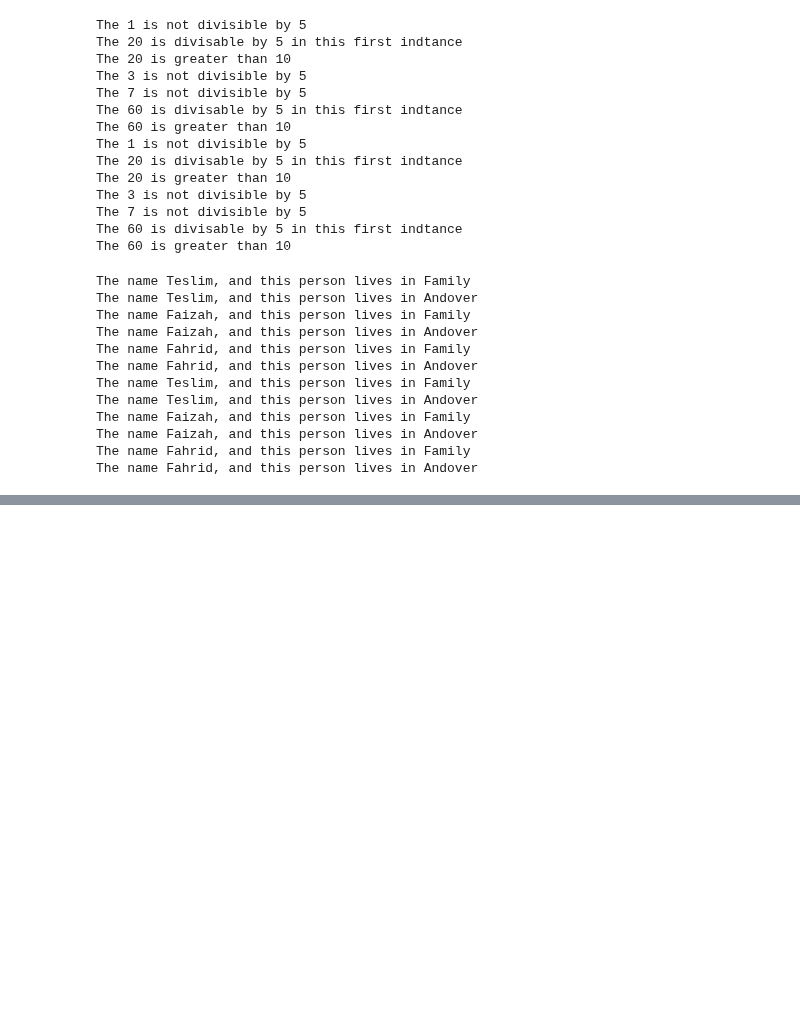
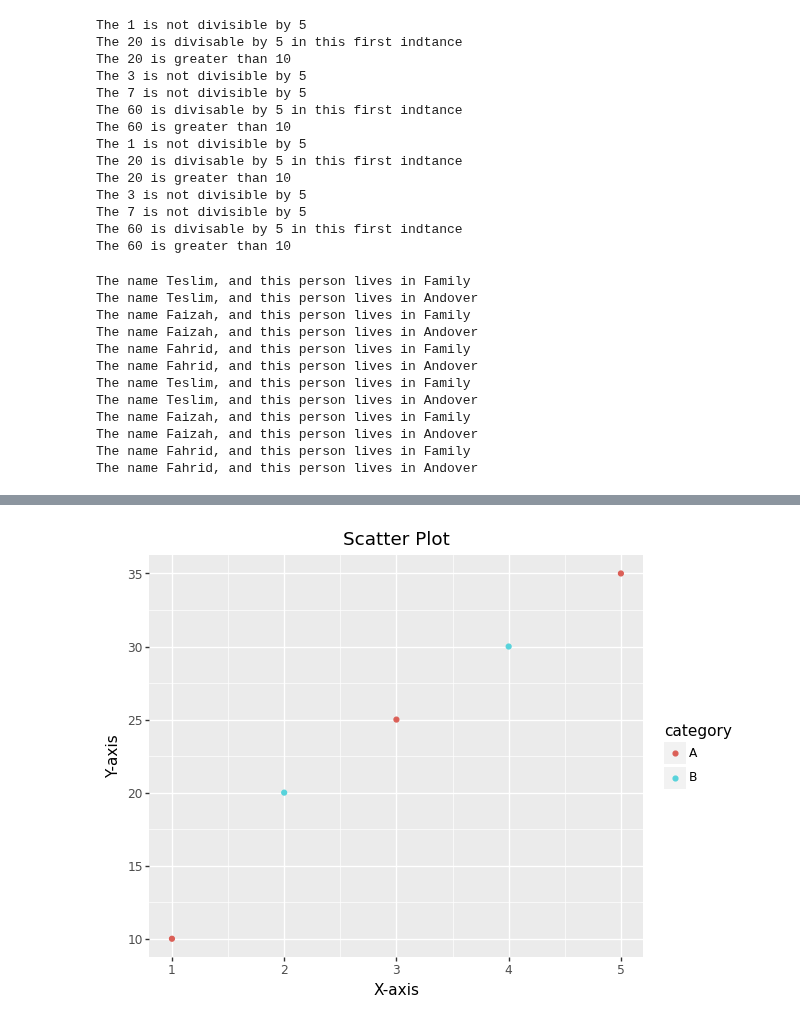
Before and after one commit to TeslimAdeyanju/studynote1-Python-for-Finance-Data-Science-My-Learning-Journey, a Jupyter notebook: python-practice-file/python-practice.ipynb, the cells around one changed output, grey strips where cells are left out. Cells and saved outputs as stored; diff of their text form; code cells hidden in the pictures; blank space fills up the shorter version.

```diff
--- a/python-practice-file/python-practice.ipynb
+++ b/python-practice-file/python-practice.ipynb
@@ -1093,0 +1116,22 @@ The name Fahrid, and this person lives in Andover
+# %%
+import pandas as pd
+from plotnine import ggplot, aes, geom_point, labs
+
+# Example DataFrame
+df = pd.DataFrame({
+    'x': [1, 2, 3, 4, 5],
+    'y': [10, 20, 25, 30, 35],
+    'category': ['A', 'B', 'A', 'B', 'A']
+})
+
+# Create a scatter plot
+plot = (
+    ggplot(df, aes(x='x', y='y', color='category'))
+    + geom_point()
+    + labs(title='Scatter Plot', x='X-axis', y='Y-axis')
+)
+
+# Show the plot
+plot.draw()
+# %% [output]
+[figure, added]
```
Also changed, not shown: parts of 24 cells of this notebook.
